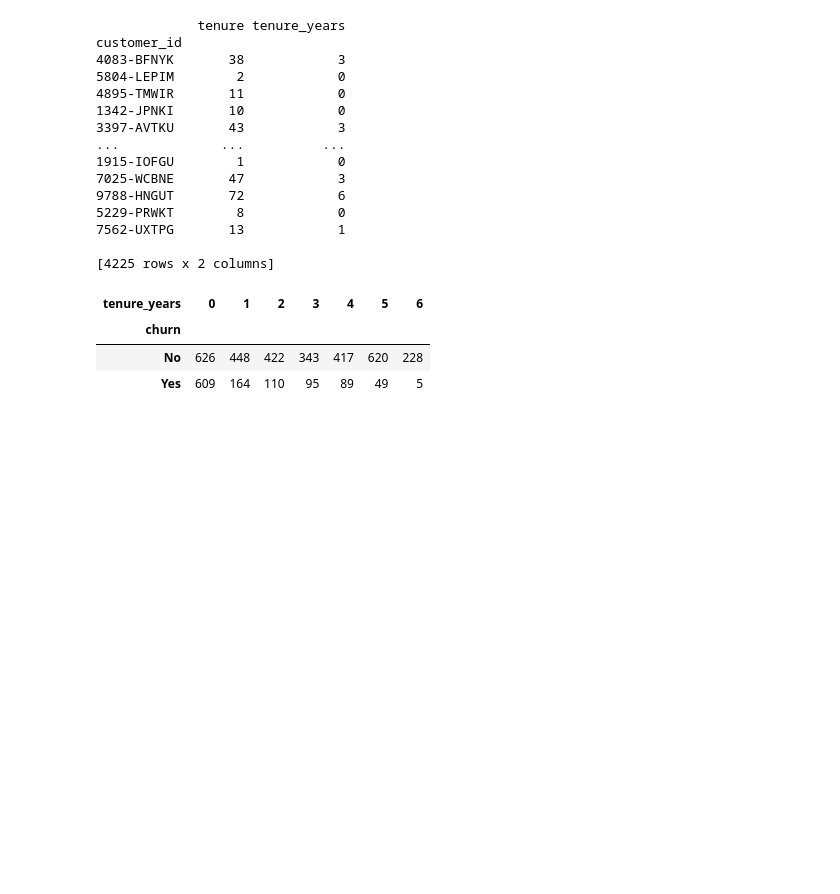
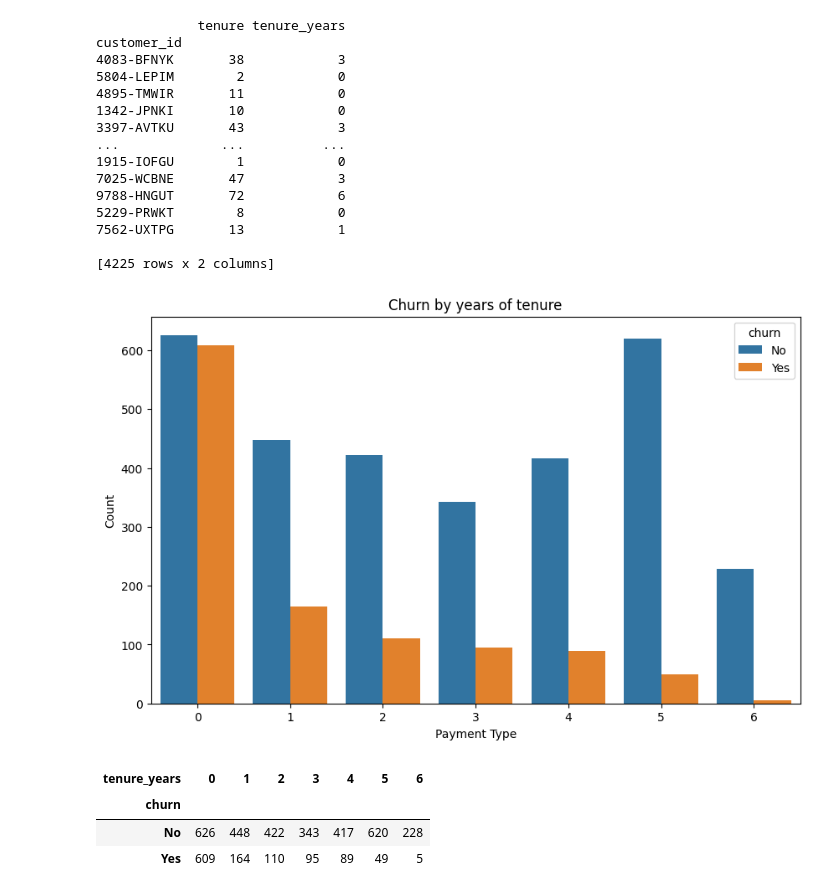
Before and after one commit to sikandar-shrestha/classification_project_telco, a Jupyter notebook: non_final_report.ipynb, the cells around one changed output. Cells and saved outputs as stored; diff of their text form; code cells hidden in the pictures; blank space fills up the shorter version.

```diff
--- a/non_final_report.ipynb
+++ b/non_final_report.ipynb
@@ -566,6 +566,17 @@ customer_id
 7562-UXTPG       13            1
 
 [4225 rows x 2 columns]
+# %%
+## for extra visualized 'churn' vs 'tenure_years'
+# customers with electronic check payment types churned a lot
+plt.figure(figsize=(10, 6))
+sns. countplot(data=train,x='tenure_years', hue='churn' )
+plt.title('Churn by years of tenure')
+plt.xlabel('Payment Type')
+plt.ylabel('Count')
+plt.show()
+# %% [output]
+[figure, added]
 # %%
 observed_tenure = pd.crosstab(train.churn, train.tenure_years)
 observed_tenure
```
Also changed, not shown: parts of 13 cells of this notebook.
